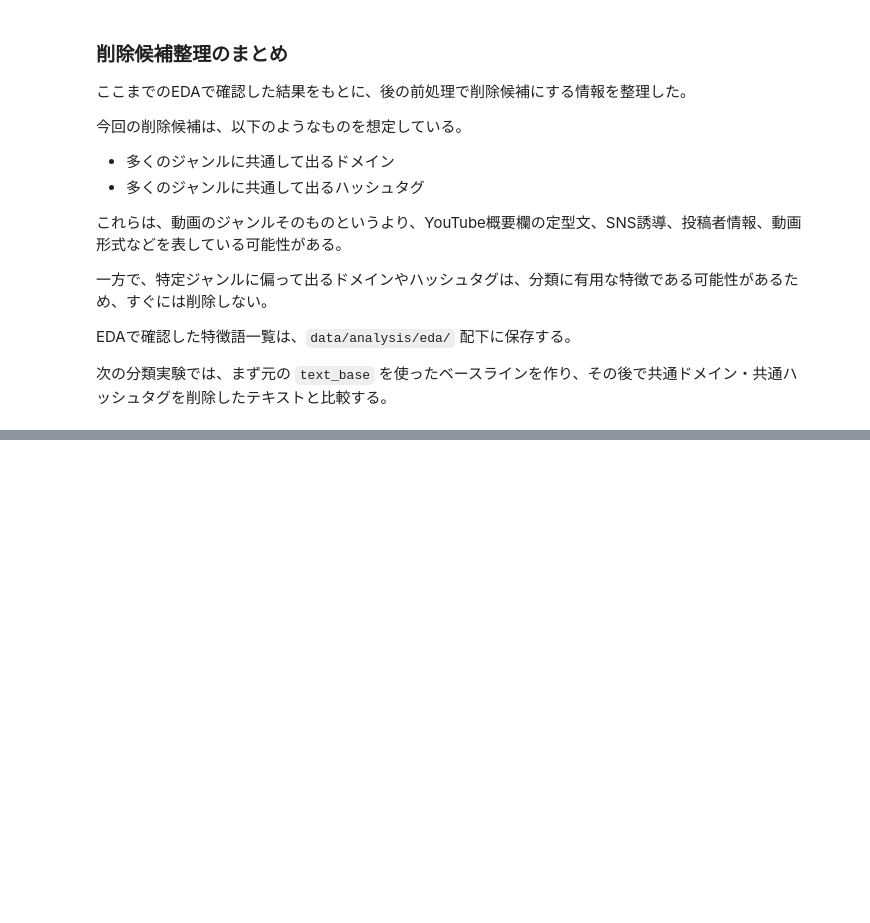
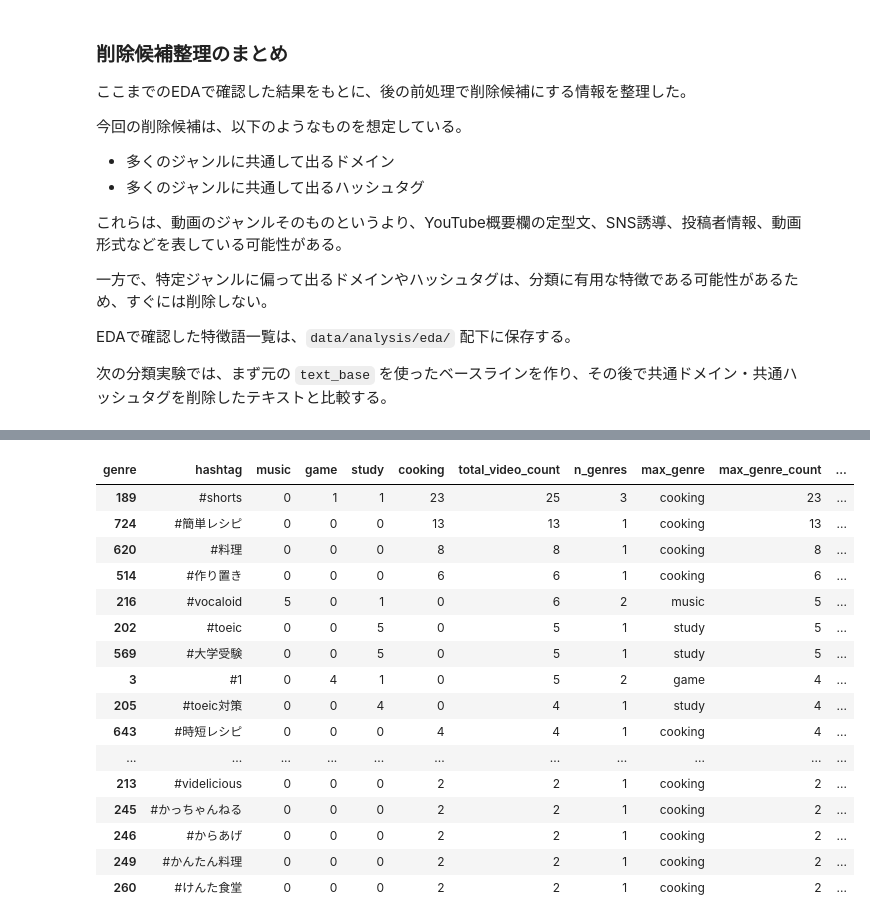
Before and after one commit to eash-misoni/youtube-playlist-classifier-poc, a Jupyter notebook: notebooks/03_eda_visualization.ipynb, the cells around one changed output, grey strips where cells are left out. Saved outputs shown, nothing was run; the diff lists cells and outputs as text; code cells hidden in the pictures; blank space fills up the shorter version.

```diff
--- a/notebooks/03_eda_visualization.ipynb
+++ b/notebooks/03_eda_visualization.ipynb
@@ -2380,0 +2447,18 @@ EDAで確認した特徴語一覧は、`data/analysis/eda/` 配下に保存す
+# %%
+hashtag_video_records = []
+
+for row in df_eda[["video_id", "genre", "title", "hashtags_unique"]].itertuples(index=False):
+    for hashtag in row.hashtags_unique:
+        hashtag_video_records.append(
+            {
+                "video_id": row.video_id,
+                "genre": row.genre,
+                "title": row.title,
+                "hashtag": hashtag,
+            }
+        )
+
+hashtag_video_df = pd.DataFrame(hashtag_video_records)
+
+print(hashtag_video_df.shape)
+hashtag_video_df.head()
@@ -2380,0 +2574,45 @@ EDAで確認した特徴語一覧は、`data/analysis/eda/` 配下に保存す
+# %%
+hashtag_genre_matrix = pd.crosstab(
+    hashtag_video_df["hashtag"],
+    hashtag_video_df["genre"],
+).reindex(columns=target_genres, fill_value=0)
+
+hashtag_count_summary = hashtag_genre_matrix.copy()
+
+hashtag_count_summary["total_video_count"] = hashtag_genre_matrix.sum(axis=1)
+hashtag_count_summary["n_genres"] = (hashtag_genre_matrix > 0).sum(axis=1)
+hashtag_count_summary["max_genre"] = hashtag_genre_matrix.idxmax(axis=1)
+hashtag_count_summary["max_genre_count"] = hashtag_genre_matrix.max(axis=1)
+hashtag_count_summary["max_genre_ratio"] = (
+    hashtag_count_summary["max_genre_count"]
+    / hashtag_count_summary["total_video_count"]
+)
+
+hashtag_count_summary = (
+    hashtag_count_summary
+    .reset_index()
+    .sort_values(
+        ["total_video_count", "max_genre_ratio", "hashtag"],
+        ascending=[False, False, True],
+    )
+)
+
+hashtag_count_summary.head(50)
+# %% [output]
+| genre | hashtag | music | game | study | cooking | total_video_count | n_genres | max_genre | max_genre_count | ... |
+| 189 | #shorts | 0 | 1 | 1 | 23 | 25 | 3 | cooking | 23 | ... |
+| 724 | #簡単レシピ | 0 | 0 | 0 | 13 | 13 | 1 | cooking | 13 | ... |
+| 620 | #料理 | 0 | 0 | 0 | 8 | 8 | 1 | cooking | 8 | ... |
+| 514 | #作り置き | 0 | 0 | 0 | 6 | 6 | 1 | cooking | 6 | ... |
+| 216 | #vocaloid | 5 | 0 | 1 | 0 | 6 | 2 | music | 5 | ... |
+| 202 | #toeic | 0 | 0 | 5 | 0 | 5 | 1 | study | 5 | ... |
+| 569 | #大学受験 | 0 | 0 | 5 | 0 | 5 | 1 | study | 5 | ... |
+| 3 | #1 | 0 | 4 | 1 | 0 | 5 | 2 | game | 4 | ... |
+| 205 | #toeic対策 | 0 | 0 | 4 | 0 | 4 | 1 | study | 4 | ... |
+| 643 | #時短レシピ | 0 | 0 | 0 | 4 | 4 | 1 | cooking | 4 | ... |
+| ... | ... | ... | ... | ... | ... | ... | ... | ... | ... | ... |
+| 213 | #videlicious | 0 | 0 | 0 | 2 | 2 | 1 | cooking | 2 | ... |
+| 245 | #かっちゃんねる | 0 | 0 | 0 | 2 | 2 | 1 | cooking | 2 | ... |
+| 246 | #からあげ | 0 | 0 | 0 | 2 | 2 | 1 | cooking | 2 | ... |
+| 249 | #かんたん料理 | 0 | 0 | 0 | 2 | 2 | 1 | cooking | 2 | ... |
+| 260 | #けんた食堂 | 0 | 0 | 0 | 2 | 2 | 1 | cooking | 2 | ... |
```
Also changed, not shown: parts of 77 cells of this notebook.
